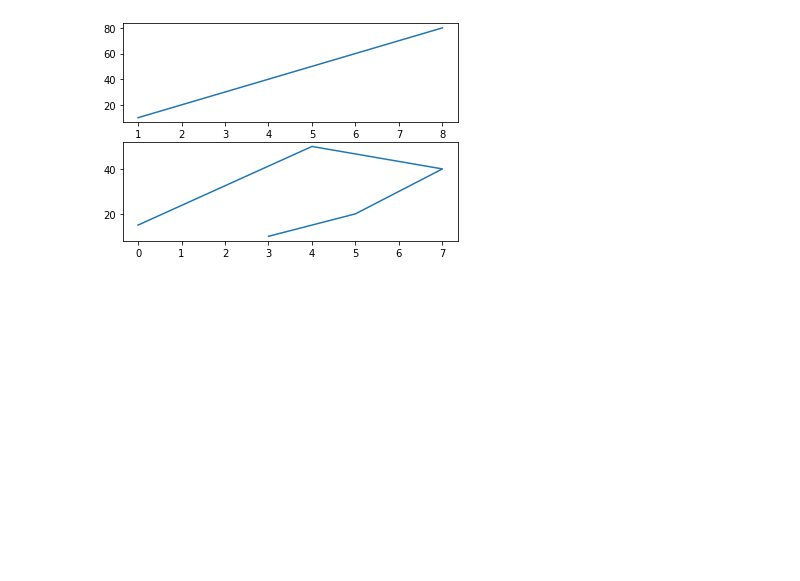
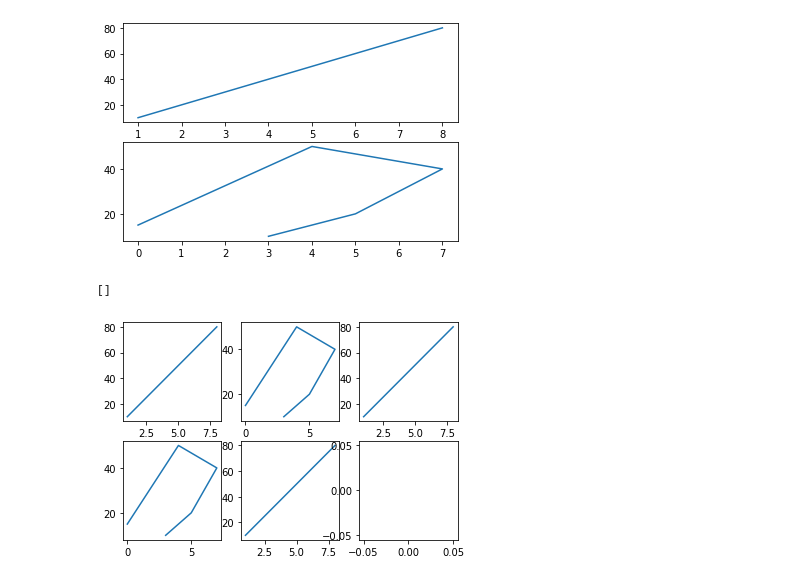
Before and after one commit to chimaihueze/Basics-of-Matplotlib, a Jupyter notebook: matplotlib_subplots.ipynb, the cells around one changed output. Drawn from its saved outputs; the diff is of its cells as text; code cells hidden in the pictures; blank space fills up the shorter version.

```diff
--- a/matplotlib_subplots.ipynb
+++ b/matplotlib_subplots.ipynb
@@ -61,3 +61,59 @@ plt.plot(ab, ac)
 # %% [output]
 [<matplotlib.lines.Line2D at 0x...>]
 [figure]
+# %%
+# You can draw as many plots you like on one figure, just descibe the number of rows, columns, and the index of the plot.
+
+# Example
+# Draw 6 plots:
+
+# Plot 1
+
+ab = np.array([1, 2, 3, 4, 8])
+ac = np.array([10, 20, 30, 40, 80])
+
+plt.subplot(2, 3, 1)
+plt.plot(ab, ac)
+
+# Plot 2
+
+ab = np.array([3, 5, 7, 4, 0])
+ac = np.array([10, 20, 40, 50, 15])
+
+plt.subplot(2, 3, 2)
+plt.plot(ab, ac)
+
+# Plot 3
+
+ab = np.array([1, 2, 3, 4, 8])
+ac = np.array([10, 20, 30, 40, 80])
+
+plt.subplot(2, 3, 3)
+plt.plot(ab, ac)
+
+# Plot 4
+
+ab = np.array([3, 5, 7, 4, 0])
+ac = np.array([10, 20, 40, 50, 15])
+
+plt.subplot(2, 3, 4)
+plt.plot(ab, ac)
+
+# Plot  5
+
+ab = np.array([1, 2, 3, 4, 8])
+ac = np.array([10, 20, 30, 40, 80])
+
+plt.subplot(2, 3, 5)
+plt.plot(ab, ac)
+
+# Plot 6
+
+ab = np.array([3, 5, 7, 4, 0])
+ac = np.array([10, 20, 40, 50, 15])
+
+plt.subplot(2, 3, 6)
+plt.plot()
+# %% [output]
+[]
+[figure, added]
```
